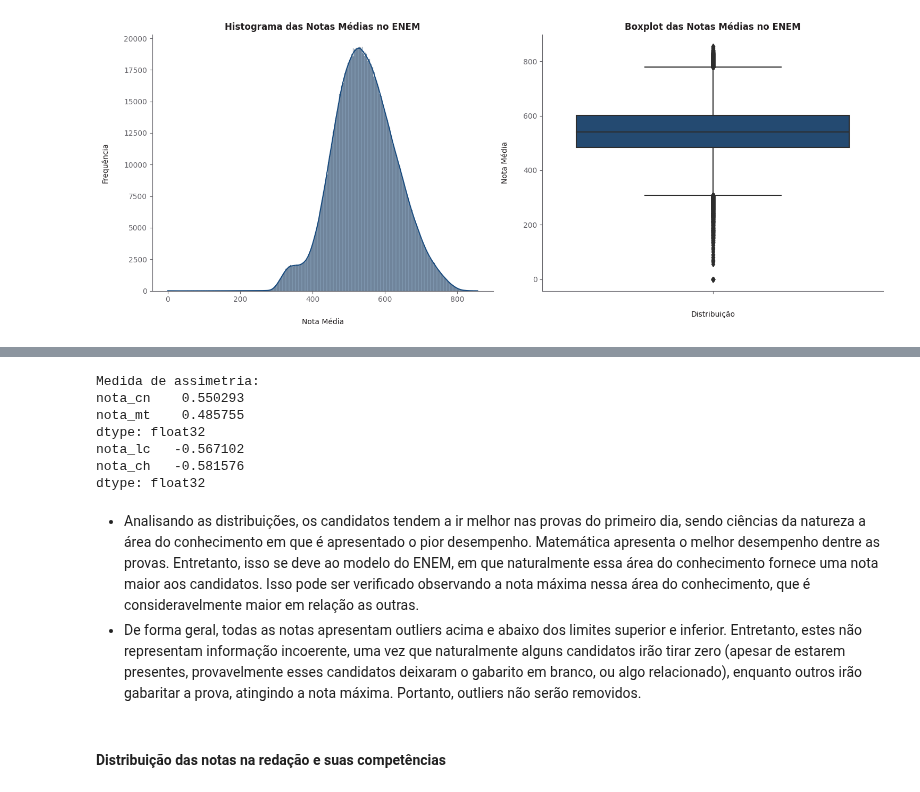
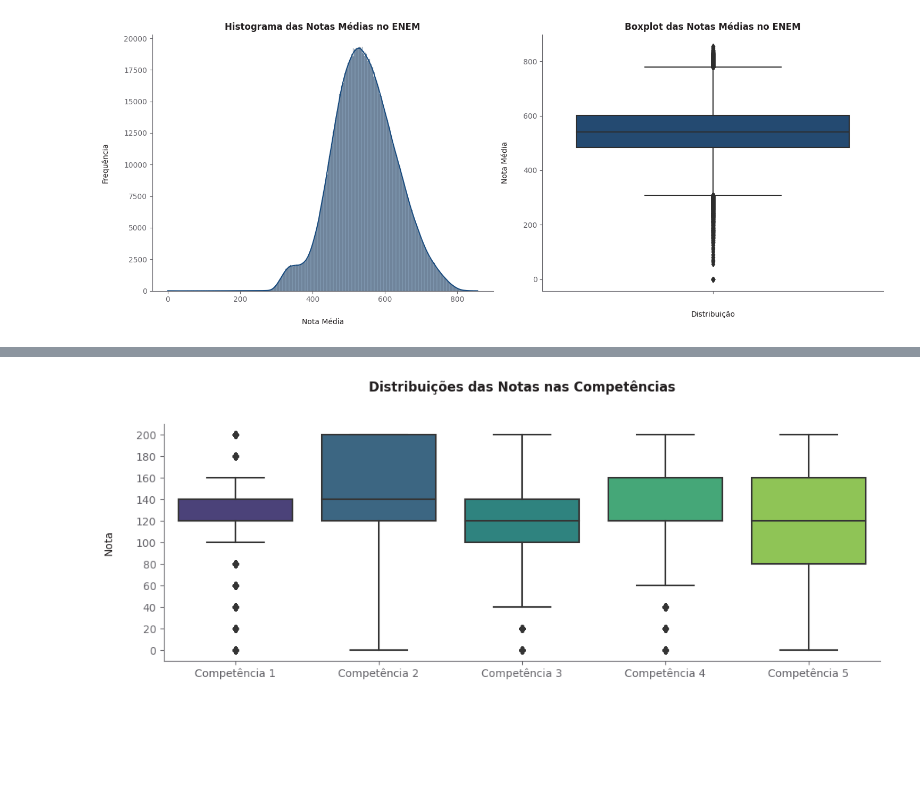
Before and after one commit to allmeidaapedro/Enem-Analysis, a Jupyter notebook: eda.ipynb, the cells around one changed output, grey strips where cells are left out. Drawn from its saved outputs; the diff is of its cells as text; code cells hidden in the pictures; blank space fills up the shorter version.

```diff
--- a/eda.ipynb
+++ b/eda.ipynb
@@ -922,17 +860,19 @@ ax[3, 1].spines['top'].set_visible(False)
-# %%
-print('Medida de assimetria:')
-print(presente_cn_mt[['nota_cn', 'nota_mt']].skew())
-print(presente_lc_ch[['nota_lc', 'nota_ch']].skew())
-# %% [output]
-Medida de assimetria:
-nota_cn    0.550293
-nota_mt    0.485755
-dtype: float32
-nota_lc   -0.567102
-nota_ch   -0.581576
-dtype: float32
-# %% [markdown]
-- Analisando as distribuições, os candidatos tendem a ir melhor nas provas do primeiro dia, sendo ciências da natureza a área do conhecimento em que é apresentado o pior desempenho. Matemática apresenta o melhor desempenho dentre as provas. Entretanto, isso se deve ao modelo do ENEM, em que naturalmente essa área do conhecimento fornece uma nota maior aos candidatos. Isso pode ser verificado observando a nota máxima nessa área do conhecimento, que é consideravelmente maior em relação as outras.
-- De forma geral, todas as notas apresentam outliers acima e abaixo dos limites superior e inferior. Entretanto, estes não representam informação incoerente, uma vez que naturalmente alguns candidatos irão tirar zero (apesar de estarem presentes, provavelmente esses candidatos deixaram o gabarito em branco, ou algo relacionado), enquanto outros irão gabaritar a prova, atingindo a nota máxima. Portanto, outliers não serão removidos.
-# %% [markdown]
-#### Distribuição das notas na redação e suas competências
+# %%
+comp_df = presente[['nota_comp1', 'nota_comp2', 'nota_comp3', 'nota_comp4', 'nota_comp5']]
+
+# Plotting and customizing.
+fig, ax = plt.subplots(figsize=(12, 4))
+sns.boxplot(data=comp_df, ax=ax, palette='viridis')
+ax.set_title('Distribuições das Notas nas Competências', color=CINZA1, fontweight='bold', pad=30)
+ax.set_xticks(range(5))
+ax.set_xticklabels(['Competência 1', 'Competência 2', 'Competência 3', 'Competência 4', 'Competência 5'])
+ax.set_ylabel('Nota', color=CINZA1, labelpad=20)
+ax.set_yticks(ticks=range(0, 201, 20))
+ax.tick_params(axis='x', colors=CINZA4)
+ax.tick_params(axis='y', colors=CINZA4)
+ax.spines['left'].set_color(CINZA4)
+ax.spines['bottom'].set_color(CINZA4)
+ax.spines['right'].set_visible(False)
+ax.spines['top'].set_visible(False)
+# %% [output]
+[figure, added]
```
Also changed, not shown: parts of 38 cells of this notebook.
